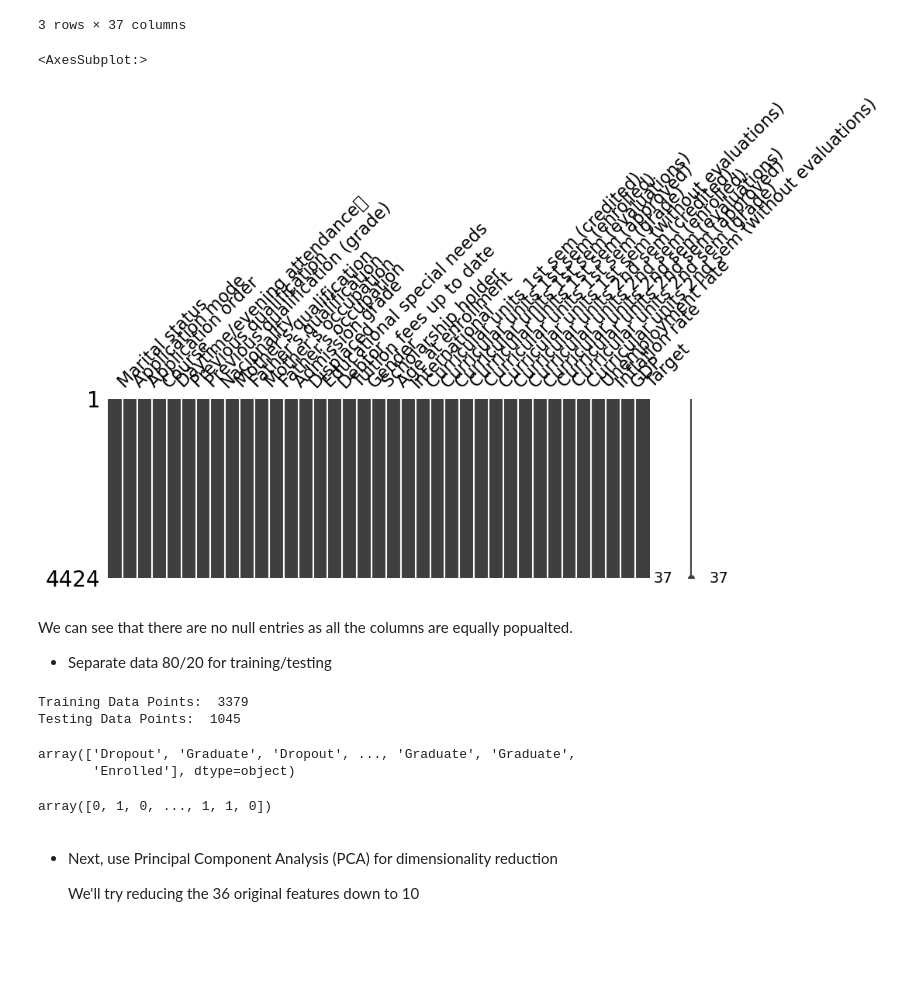
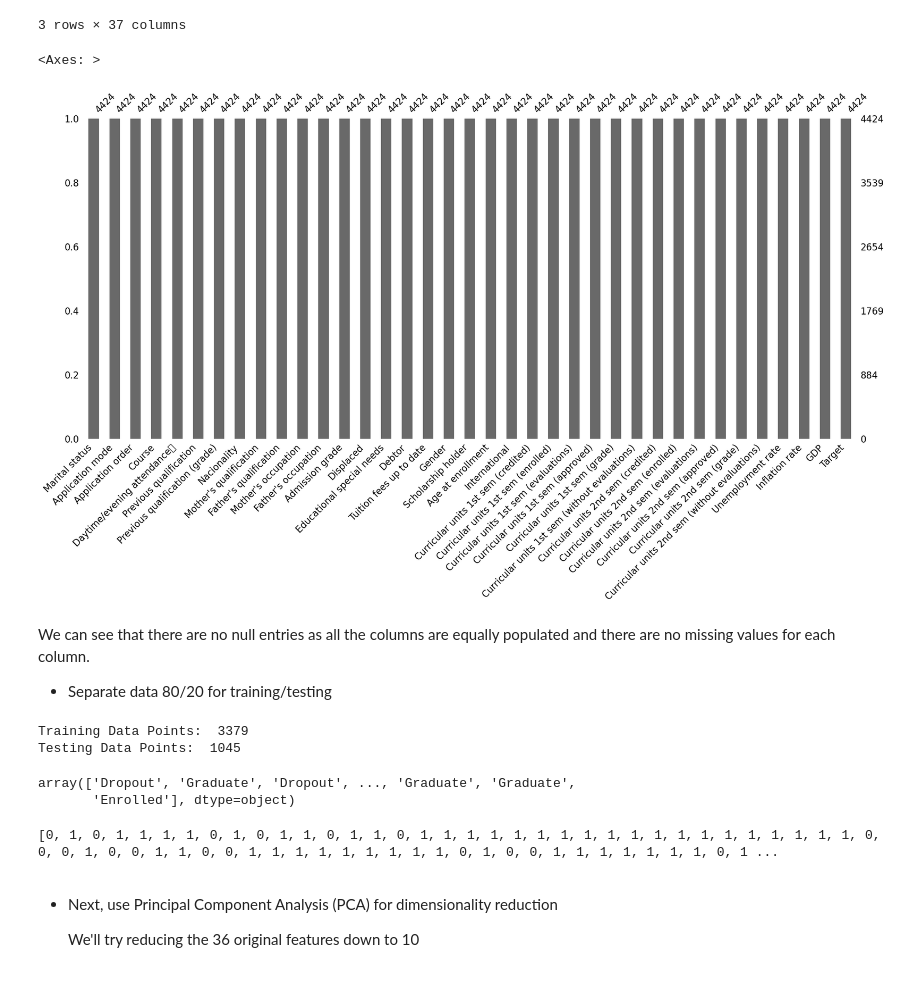
Before and after one commit to Alik-da-Geek/CS4641-Project, a Jupyter notebook: Project/Predicting_Sutdent_Success.ipynb, the cells around one changed output. Saved outputs shown, nothing was run; the diff lists cells and outputs as text; code cells hidden in the pictures; blank space fills up the shorter version.

```diff
--- a/Project/Predicting_Sutdent_Success.ipynb
+++ b/Project/Predicting_Sutdent_Success.ipynb
@@ -28,12 +28,12 @@ df.head(3)
 3 rows × 37 columns
 # %%
 # Missing data detection
-msno.matrix(df, figsize = (10,3))
+msno.bar(df)
 # %% [output]
-<AxesSubplot:>
+<Axes: >
-[figure, old version]
+[figure, new version]
 # %% [markdown]
-We can see that there are no null entries as all the columns are equally popualted.
+We can see that there are no null entries as all the columns are equally populated and there are no missing values for each column.
 
 - Separate data 80/20 for training/testing
 # %%
@@ -54,14 +54,17 @@ y = train_data[:, -1]
 display(y)
 
 # Reformat label with dropout as 0 and graduate as 1
-target_names = {0:'Dropout', 1:'Graduate'}
-y = y == "Graduate"
-y = y.astype(int)
-y
+target_dict = {'Dropout': 0, 'Graduate': 1, 'Enrolled':1}
+target_names = {0:'Dropout', 1:'Graduate or Enrolled'}
+target_values = [target_dict[val] for val in y]
+print(target_values)
+# y = y == "Graduate"
+# y = y.astype(int)
+# y
 # %% [output]
 array(['Dropout', 'Graduate', 'Dropout', ..., 'Graduate', 'Graduate',
        'Enrolled'], dtype=object)
-array([0, 1, 0, ..., 1, 1, 0])
+[0, 1, 0, 1, 1, 1, 1, 0, 1, 0, 1, 1, 0, 1, 1, 0, 1, 1, 1, 1, 1, 1, 1, 1, 1, 1, 1, 1, 1, 1, 1, 1, 1, 1, 1, 0, 0, 0, 1, 0, 0, 1, 1, 0, 0, 1, 1, 1, 1, 1, 1, 1, 1, 1, 0, 1, 0, 0, 1, 1, 1, 1, 1, 1, 1, 0, 1 ...
 # %% [markdown]
 
 - Next, use Principal Component Analysis (PCA) for dimensionality reduction
```
Also changed, not shown: parts of 5 cells of this notebook.
